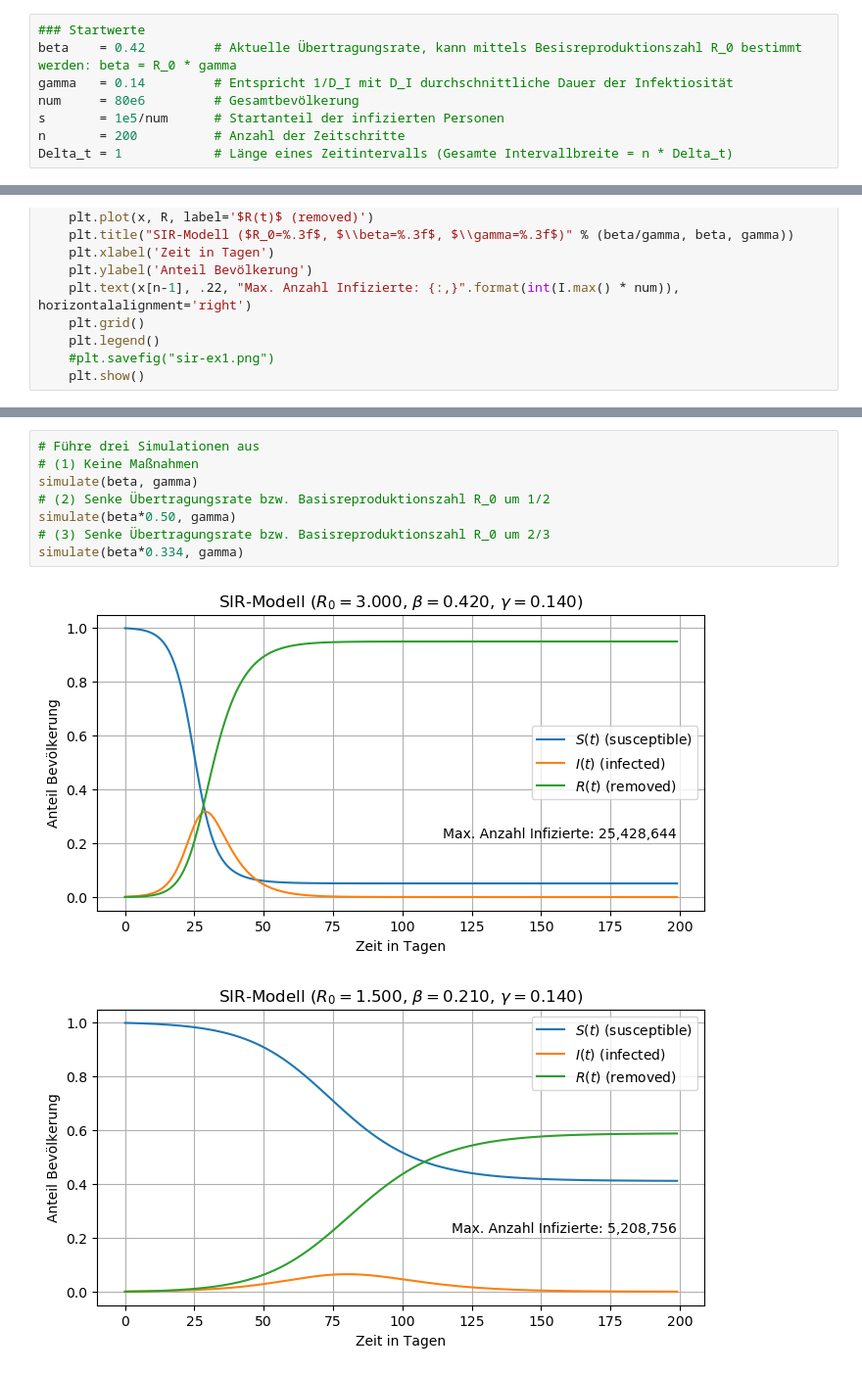
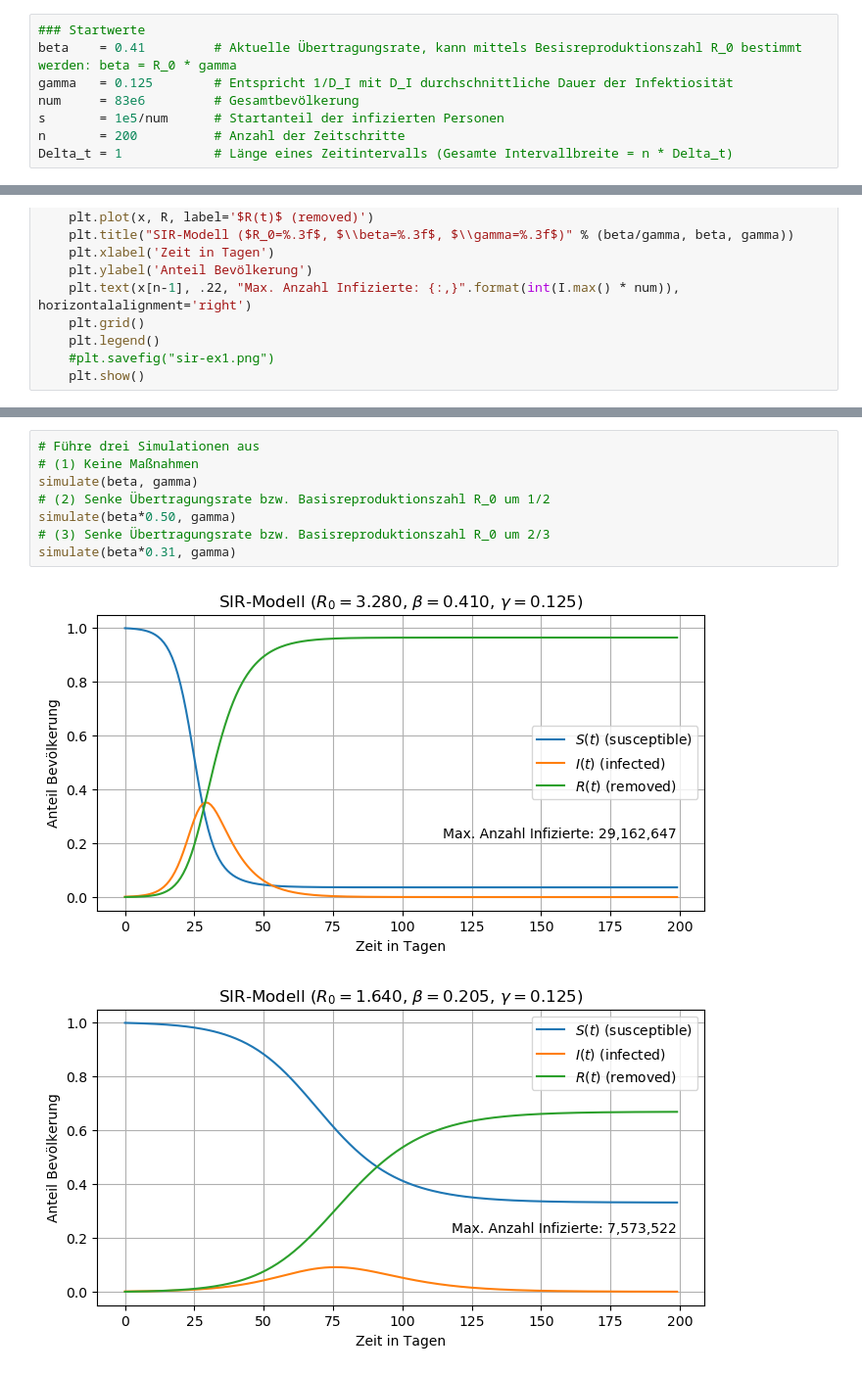
Before and after one commit to olaf-beh/SIR, a Jupyter notebook: sir.ipynb, the cells around one changed output, grey strips where cells are left out. Shown: that part at 98% size. Drawn from its saved outputs; the diff is of its cells as text.

```diff
--- a/sir.ipynb
+++ b/sir.ipynb
@@ -244,8 +256,8 @@ Literaturhinweise zu Infektionsparameter für SARS-CoV-2:
 # %%
 ### Startwerte
-beta    = 0.42         # Aktuelle Übertragungsrate, kann mittels Besisreproduktionszahl R_0 bestimmt werden: beta = R_0 * gamma
-gamma   = 0.14         # Entspricht 1/D_I mit D_I durchschnittliche Dauer der Infektiosität
-num     = 80e6         # Gesamtbevölkerung
+beta    = 0.41         # Aktuelle Übertragungsrate, kann mittels Besisreproduktionszahl R_0 bestimmt werden: beta = R_0 * gamma
+gamma   = 0.125        # Entspricht 1/D_I mit D_I durchschnittliche Dauer der Infektiosität
+num     = 83e6         # Gesamtbevölkerung
 s       = 1e5/num      # Startanteil der infizierten Personen
 n       = 200          # Anzahl der Zeitschritte
 Delta_t = 1            # Länge eines Zeitintervalls (Gesamte Intervallbreite = n * Delta_t)
@@ -302,12 +314,12 @@ Um das Gesundheitssystem nicht zu überlasten und gegebenfalls viele unnötige T
 # %%
 # Führe drei Simulationen aus
 # (1) Keine Maßnahmen
 simulate(beta, gamma)
 # (2) Senke Übertragungsrate bzw. Basisreproduktionszahl R_0 um 1/2
 simulate(beta*0.50, gamma)
 # (3) Senke Übertragungsrate bzw. Basisreproduktionszahl R_0 um 2/3
-simulate(beta*0.334, gamma)
+simulate(beta*0.31, gamma)
 # %% [output]
-[figure, old version]
+[figure, new version]
-[figure, old version]
+[figure, new version]
 [figure]
```
Also changed, not shown: parts of 7 cells of this notebook.
